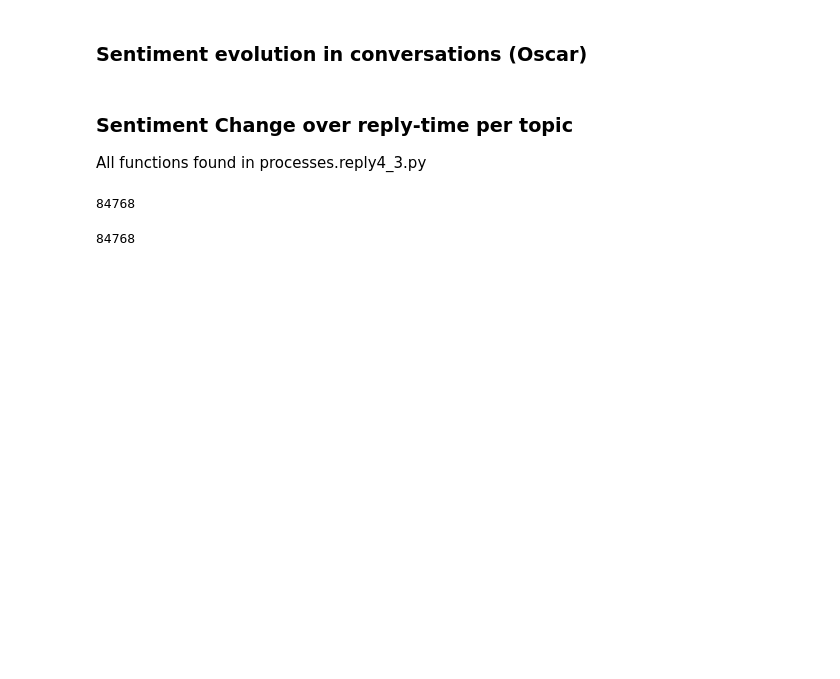
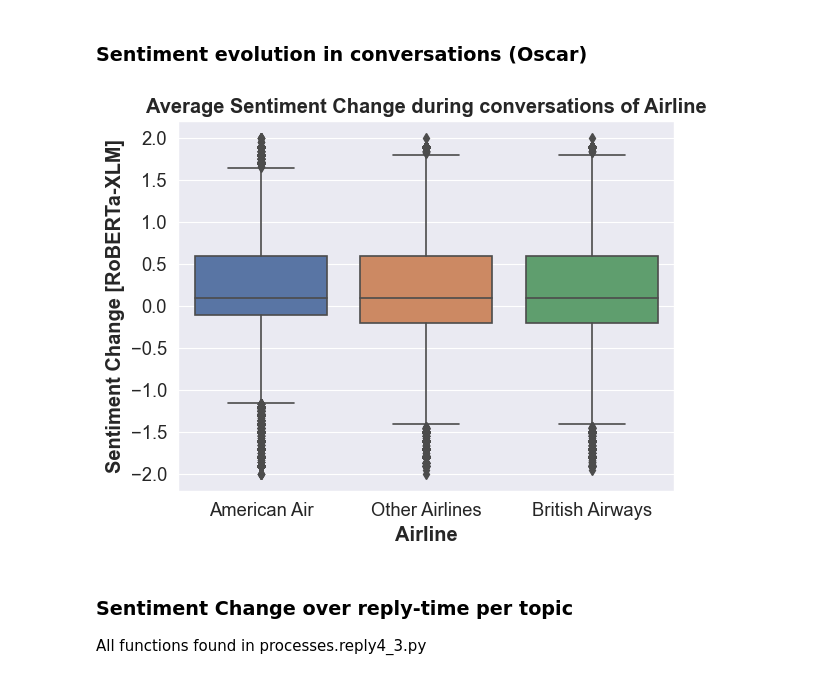
Before and after one commit to danamira/DBL-Data-Challenge, a Jupyter notebook: FINAL VISUALISATIONS.ipynb, the cells around one changed output. Drawn from its saved outputs; the diff is of its cells as text; code cells hidden in the pictures; blank space fills up the shorter version.

```diff
--- a/FINAL VISUALISATIONS.ipynb
+++ b/FINAL VISUALISATIONS.ipynb
@@ -156,35 +180,37 @@ plt.show()
 # %%
 cursor.execute(f""" SELECT bs.bin_id, bs.cID, bs.bin_position, bs.break_airline, bs.sentiment_sum, bs.tweet_count, c.Tstart, c.Tend
                     FROM binned_sentiment bs, conversations c
                     WHERE bs.cID = c.id AND bs.break_airline NOT LIKE 'prev=%'""")
 binned_sentiment = cursor.fetchall()
 #all bins from conversations with more than 1 bin.
 
 query = f""" SELECT CASE WHEN bs1.break_airline='AmericanAir' THEN "American Air"
                         WHEN bs1.break_airline = 'British_Airways' THEN "British Airways"
                         ELSE "Other Airlines" END AS Airline,
             CASE WHEN (bs1.sentiment_sum / bs1.tweet_count) > (bs2.sentiment_sum / bs2.tweet_count) THEN -1*ABS((bs1.sentiment_sum / bs1.tweet_count) - (bs2.sentiment_sum / bs2.tweet_count))
             ELSE ABS((bs1.sentiment_sum / bs1.tweet_count) - (bs2.sentiment_sum / bs2.tweet_count))
             END AS Average_sent_diff
             FROM `binned_sentiment` bs1, `binned_sentiment` bs2
             WHERE bs1.cID = bs2.cID AND bs2.bin_position = bs1.bin_position + 1
             AND bs1.cID IN (SELECT id
                             FROM conversations
                             WHERE Tstart > {start_date_unix} AND Tend < {end_date_unix})"""
 cursor.execute(query) #the airlines and average sentiment change per
 sentiment_change = cursor.fetchall()
 
 df_sentiment_change = pd.DataFrame(sentiment_change)
 df_sentiment_change.rename(columns ={0:"Airline",1:"Sentiment Change [RoBERTa-XLM]"}, inplace=True)
 df_sentiment_change["Sentiment Change [RoBERTa-XLM]"] = df_sentiment_change["Sentiment Change [RoBERTa-XLM]"].astype(float)
 #initialize a dataframe with the query data.
 
 sns.set_context("paper", font_scale = 1.5)
-ax = sns.boxplot(data=df_sentiment_change,x='Airline',y='Sentiment Change [RoBERTa-XLM]', order= ['British Airways','Other Airlines','American Air'
-            ])
+ax = sns.boxplot(data=df_sentiment_change,x='Airline',y='Sentiment Change [RoBERTa-XLM]', order= ['American Air','Other Airlines',
+                                                                                                  'British Airways'])
 ax.set_xlabel(ax.get_xlabel(), fontdict={'weight':'bold'})
 ax.set_ylabel(ax.get_ylabel(), fontdict={'weight':'bold'})
 ax.set_title('Average Sentiment Change during conversations of Airline',weight='bold'); #graph the data from the dataframe into 3 boxplots
+# %% [output]
+[figure, added]
 # %%
 cursor.close()
 connection.close()
@@ -198,15 +224,4 @@ NOTE: make sure to have the right data-base.
 --> Expected running time: 20 sec
 """
 df_tweets = reply_set_up()
-
-print(len(df_tweets.index))
 #df_tweets.head()
-# %% [output]
-84768
-# %%
-df_tweets = df_tweets[df_tweets['timestamp_ms'] >= start_date_unix]
-df_tweets = df_tweets[df_tweets['timestamp_ms'] <= end_date_unix]
-
-print(len(df_tweets.index))
-# %% [output]
-84768
```
Also changed, not shown: parts of 20 cells of this notebook, 1 other file.
